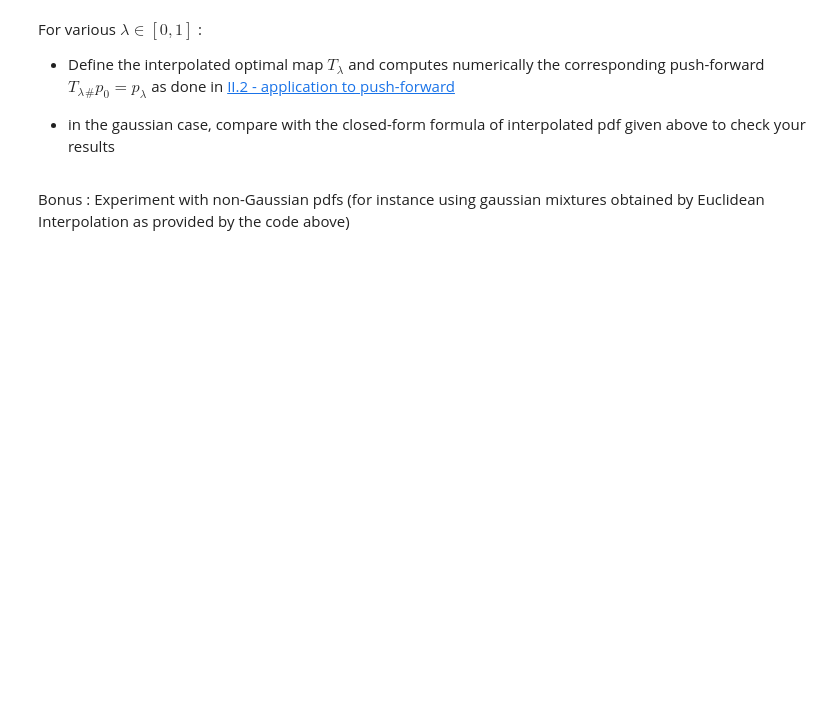
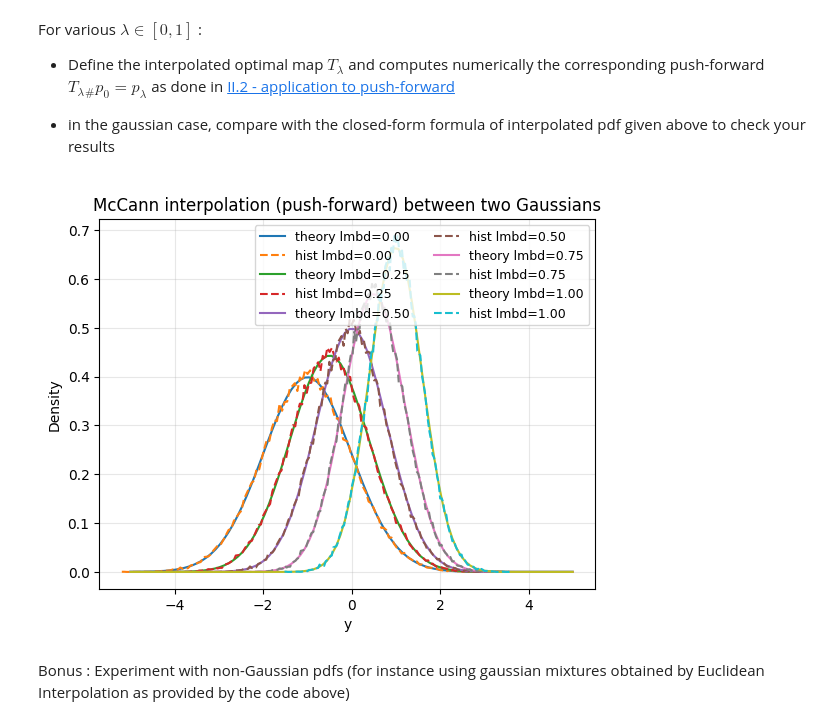
Before and after one commit to ViniciusGN/Kaggle-AI-Studies, a Jupyter notebook: 06. Optimal Transport/TP_1_OT_1D_2025.ipynb, the cells around one changed output. Cells and saved outputs as stored; diff of their text form; code cells hidden in the pictures; blank space fills up the shorter version.

Commit message:
Add: New Images for TP1 and TP2; Feat: All TP1 done

```diff
--- a/06. Optimal Transport/TP_1_OT_1D_2025.ipynb
+++ b/06. Optimal Transport/TP_1_OT_1D_2025.ipynb
@@ -1137,2 +1135,48 @@ as done in [II.2 - application to push-forward ](#section_2_2)
+# %%
+# McCann interpolation between two 1D Gaussians using the optimal transport map
+p0 = MyGauss(x, mu0, sigma0)
+p1 = MyGauss(x, mu1, sigma1)
+
+# Sample from p0
+N_samples = 100_000
+X = mu0 + sigma0 * np.random.randn(N_samples)
+
+# Optimal transport map between Gaussians
+T = lambda x: mu1 + (sigma1 / sigma0) * (x - mu0)
+
+# Interpolation parameters
+Lbd = [0.0, 0.25, 0.5, 0.75, 1.0]
+
+plt.figure()
+
+for lbd in Lbd:
+    # Interpolated map
+    T_lbd = lambda x, l=lbd: (1.0 - l) * x + l * T(x)
+
+    # Push-forward samples
+    Y_lbd = T_lbd(X)
+
+    # Closed-form parameters (given in the statement)
+    mu_lbd = (1.0 - lbd) * mu0 + lbd * mu1
+    sig_lbd = (1.0 - lbd) * sigma0 + lbd * sigma1
+
+    # Theoretical interpolated pdf on the same x-grid
+    p_lbd_theory = MyGauss(x, mu_lbd, sig_lbd)
+
+    # Plot histogram (numerical push-forward) and theoretical pdf
+    hist, bins = np.histogram(Y_lbd, bins=150, density=True)
+    centers = 0.5 * (bins[:-1] + bins[1:])
+
+    plt.plot(x, p_lbd_theory, label=f"theory lmbd={lbd:.2f}")
+    plt.plot(centers, hist, '--', label=f"hist lmbd={lbd:.2f}")
+
+plt.title("McCann interpolation (push-forward) between two Gaussians")
+plt.xlabel("y")
+plt.ylabel("Density")
+plt.grid(True, alpha=0.3)
+plt.legend(ncol=2, fontsize=9)
+plt.show()
+# %% [output]
+[figure, added]
 # %% [markdown]
 Bonus : Experiment with non-Gaussian pdfs (for instance using gaussian mixtures obtained by Euclidean Interpolation as provided by the code above)
```
Also changed, not shown: parts of 13 cells of this notebook, 11 other files.
